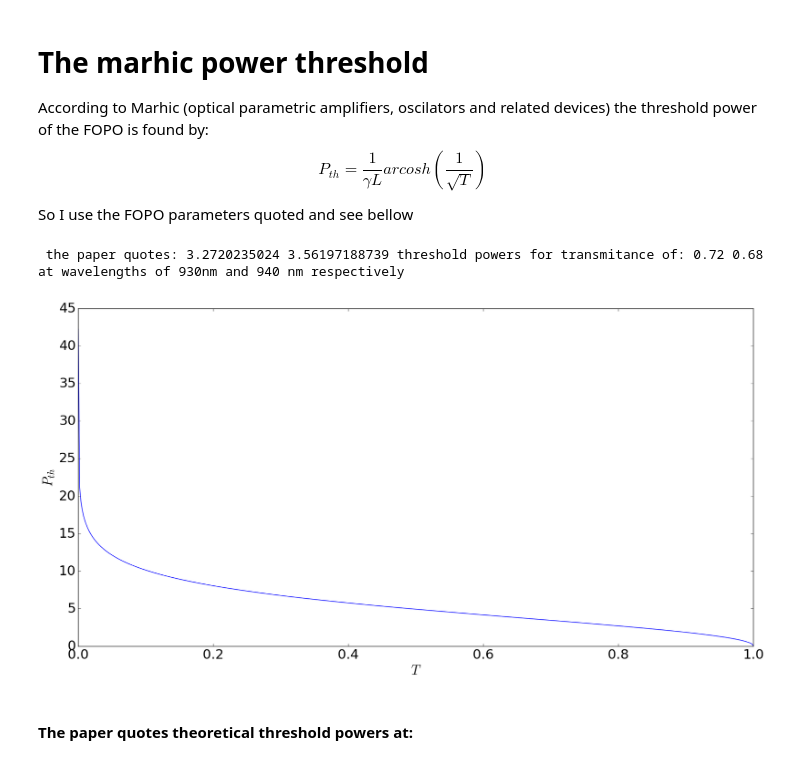
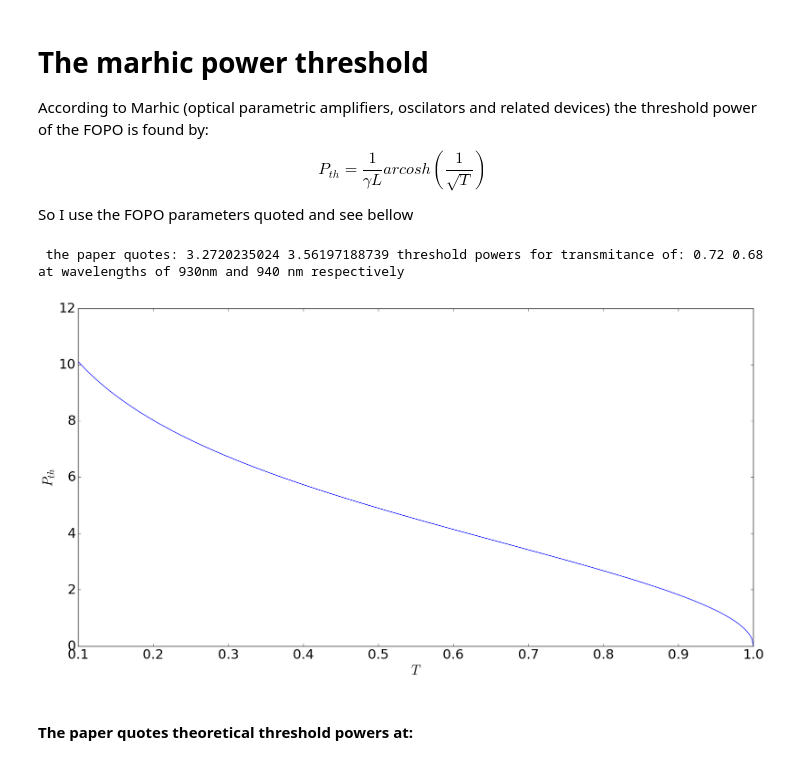
Before and after one commit to ibegleris/w-fopo, a Jupyter notebook: Log_sm-fopo.ipynb, the cells around one changed output. Drawn from its saved outputs; the diff is of its cells as text; code cells hidden in the pictures.

```diff
--- a/Log_sm-fopo.ipynb
+++ b/Log_sm-fopo.ipynb
@@ -357,7 +359,7 @@ beta5 = 3.675*1e-7*(1e-12)**5*1e-3
 betas_or = [beta0,beta1,beta2,beta3,beta4,beta5]
 lamda_fast, lamda_slow = 1052.95e-9, 1051.85e-9
 lamda0 =  lamda_slow
-lamdap_const = 1.04888163e-06
+lamdap_const = 1.0488816316376193e-06
 
 lamdaps = np.linspace(1046e-9,1054e-9,10)
 lamdaps = np.ndarray.tolist(lamdaps)
@@ -416,4 +419,4 @@ def find_lami(lamdap, lamda0, betas, gama, P0,lamdai_asked,betas_or):
 # %%
 from scipy.optimize import fsolve
 # %%
-a = fsolve(find_lami,lamdap_const, args = (lamda0, betas, 10e-3, 5,942,betas_or),xtol=1.49012e-14 )
+a = fsolve(find_lami,lamdap_const, args = (lamda0, betas, 10e-3, 5,942,betas_or),xtol=1.49012e-12,factor =0.1 )
@@ -645,35 +654,36 @@ So I use the FOPO parameters quoted and see bellow
 import numpy as np
 import matplotlib.pyplot as plt
 from scipy.optimize import fsolve
 from math import acosh
 import matplotlib
 font = {'family' : 'sans-serif',
         'size'   : 22}
 matplotlib.rc('font', **font)
 
 acosh = np.vectorize(acosh)
 g = 10e-3
+#g = 0.00092795
 L = 18
-T = np.linspace(1e-6,1,512)
+T = np.linspace(0.1,1,512)
 
 
 
 def P_th(T, g , L):
     a = (g*L)**(-1)
     b = acosh(np.sqrt(T)**(-1))
     return a*b
 
 P = P_th(T,g,L)
 print(' the paper quotes:', P_th(0.72,g,L), P_th(0.68,g,L), 'threshold powers for transmitance of:', 0.72, 0.68,'at wavelengths of 930nm and 940 nm respectively')
 
 fig = plt.figure(figsize=(20.0, 10.0))
 plt.plot(T,P)
 plt.xlabel(r'$T$')
 plt.ylabel(r'$P_{th}$')
 plt.show()
 # %% [output]
  the paper quotes: 3.2720235024 3.56197188739 threshold powers for transmitance of: 0.72 0.68 at wavelengths of 930nm and 940 nm respectively
-[figure, old version]
+[figure, new version]
 # %%
 def find_P_th(T, P_find, g, L):
     return np.abs(P_th(T, g,L) - P_find)
```
Also changed, not shown: parts of 6 cells of this notebook, 16 other files.
